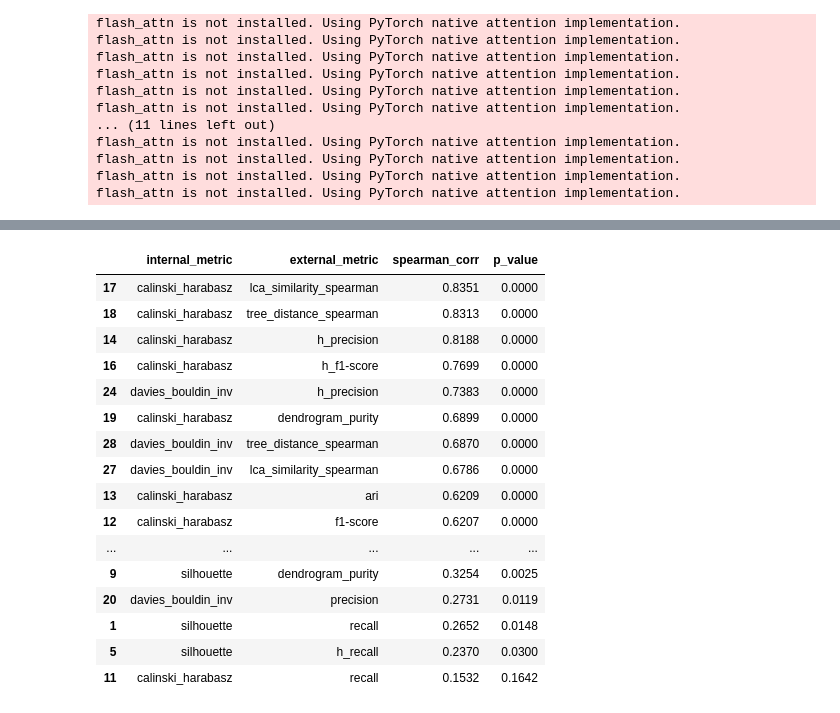
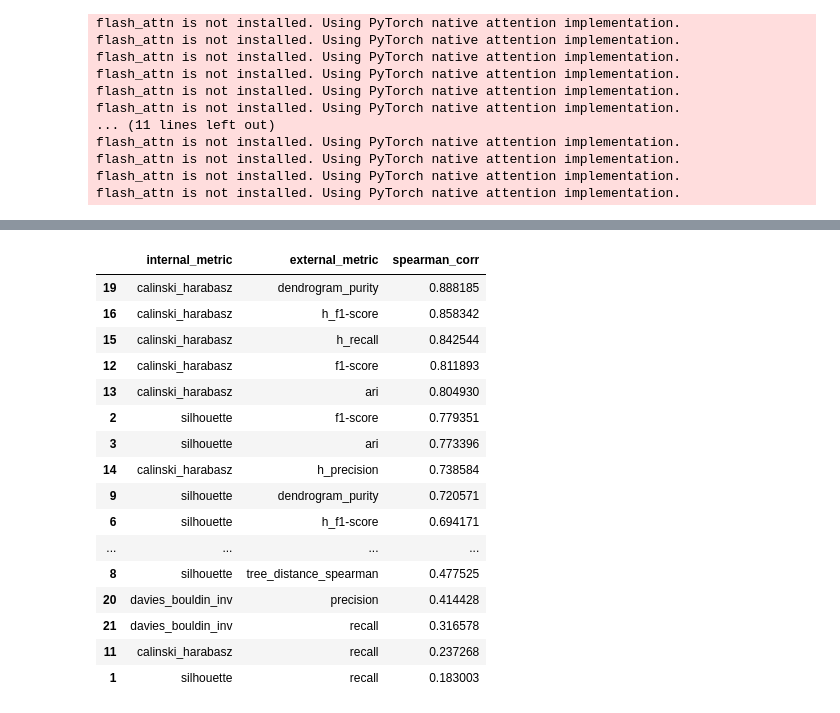
Before and after one commit to haritonn/coursework3, a Jupyter notebook: coursework3.ipynb, the cells around one changed output, grey strips where cells are left out. Cells and saved outputs as stored; diff of their text form; code cells hidden in the pictures.

```diff
--- a/coursework3.ipynb
+++ b/coursework3.ipynb
@@ -590,6 +657,8 @@ def full_pipeline(embeddings_dict, min_cluster_sizes=[5, 10, 15, 20]):
 # %%
 results_dfs = full_pipeline(
     embeddings_dict,
-    min_cluster_sizes=np.arange(2, 30, 1)
+    min_cluster_sizes=np.arange(2, 30, 1),
+    umap_dims=[5, 10, 15, 30, 50],
+    include_raw=True,
 )
 # %% [output]
@@ -705,27 +826,21 @@ hdbscan_df = total_df[total_df["algorithm"] == "hdbscan"].copy()
 
 def spearman_corr_with_pvalues(df, x_metrics, y_metrics):
     corr = pd.DataFrame(index=x_metrics, columns=y_metrics, dtype=float)
-    pval = pd.DataFrame(index=x_metrics, columns=y_metrics, dtype=float)
-    n_obs = pd.DataFrame(index=x_metrics, columns=y_metrics, dtype=int)
-
     for x in x_metrics:
         for y in y_metrics:
             tmp = df[[x, y]].dropna()
-            n_obs.loc[x, y] = len(tmp)
 
             if len(tmp) < 3 or tmp[x].nunique() < 2 or tmp[y].nunique() < 2:
                 corr.loc[x, y] = np.nan
-                pval.loc[x, y] = np.nan
                 continue
 
-            r, p = spearmanr(tmp[x], tmp[y])
+            r, _ = spearmanr(tmp[x], tmp[y])
             corr.loc[x, y] = r
-            pval.loc[x, y] = p
 
-    return corr, pval
+    return corr
 
 
-corr_internal_external, pval_internal_external = spearman_corr_with_pvalues(
+corr_internal_external = spearman_corr_with_pvalues(
     hdbscan_df,
     internal_metrics_for_corr,
     external_metrics,
@@ -733,9 +848,6 @@ corr_internal_external, pval_internal_external = spearman_corr_with_pvalues(
 
 print("Spearman correlation: internal metrics vs external metrics")
 display(corr_internal_external)
-
-print("p-values")
-display(pval_internal_external.round(4))
 # %% [output]
 Spearman correlation: internal metrics vs external metrics
 |  | precision | recall | f1-score | ari | h_precision | h_recall | h_f1-score | lca_similarity_spearman | ... |
@@ -750,55 +857,45 @@ p-values
 # %%
-def corr_table_to_long(corr, pval, x_name="x_metric", y_name="y_metric"):
+def corr_table_to_long(corr, x_name="x_metric", y_name="y_metric"):
     corr_long = (
         corr
         .stack()
         .rename("spearman_corr")
         .reset_index()
         .rename(columns={"level_0": x_name, "level_1": y_name})
     )
 
-    pval_long = (
-        pval
-        .stack()
-        .rename("p_value")
-        .reset_index()
-        .rename(columns={"level_0": x_name, "level_1": y_name})
-    )
-
     return (
         corr_long
-        .merge(pval_long, on=[x_name, y_name], how="left")
         .sort_values("spearman_corr", ascending=False)
     )
 
 
 corr_internal_external_long = corr_table_to_long(
     corr_internal_external,
-    pval_internal_external,
     x_name="internal_metric",
     y_name="external_metric",
 )
 
 corr_internal_external_long.to_csv(RESULTS_DIR / "correlations_internal_external.csv", index=False)
-display(corr_internal_external_long.round(4))
+display(corr_internal_external_long.round(6))
 # %% [output]
-|  | internal_metric | external_metric | spearman_corr | p_value |
-| 17 | calinski_harabasz | lca_similarity_spearman | 0.8351 | 0.0000 |
-| 18 | calinski_harabasz | tree_distance_spearman | 0.8313 | 0.0000 |
-| 14 | calinski_harabasz | h_precision | 0.8188 | 0.0000 |
-| 16 | calinski_harabasz | h_f1-score | 0.7699 | 0.0000 |
-| 24 | davies_bouldin_inv | h_precision | 0.7383 | 0.0000 |
-| 19 | calinski_harabasz | dendrogram_purity | 0.6899 | 0.0000 |
-| 28 | davies_bouldin_inv | tree_distance_spearman | 0.6870 | 0.0000 |
-| 27 | davies_bouldin_inv | lca_similarity_spearman | 0.6786 | 0.0000 |
-| 13 | calinski_harabasz | ari | 0.6209 | 0.0000 |
-| 12 | calinski_harabasz | f1-score | 0.6207 | 0.0000 |
-| ... | ... | ... | ... | ... |
-| 9 | silhouette | dendrogram_purity | 0.3254 | 0.0025 |
-| 20 | davies_bouldin_inv | precision | 0.2731 | 0.0119 |
-| 1 | silhouette | recall | 0.2652 | 0.0148 |
-| 5 | silhouette | h_recall | 0.2370 | 0.0300 |
-| 11 | calinski_harabasz | recall | 0.1532 | 0.1642 |
+|  | internal_metric | external_metric | spearman_corr |
+| 19 | calinski_harabasz | dendrogram_purity | 0.888185 |
+| 16 | calinski_harabasz | h_f1-score | 0.858342 |
+| 15 | calinski_harabasz | h_recall | 0.842544 |
+| 12 | calinski_harabasz | f1-score | 0.811893 |
+| 13 | calinski_harabasz | ari | 0.804930 |
+| 2 | silhouette | f1-score | 0.779351 |
+| 3 | silhouette | ari | 0.773396 |
+| 14 | calinski_harabasz | h_precision | 0.738584 |
+| 9 | silhouette | dendrogram_purity | 0.720571 |
+| 6 | silhouette | h_f1-score | 0.694171 |
+| ... | ... | ... | ... |
+| 8 | silhouette | tree_distance_spearman | 0.477525 |
+| 20 | davies_bouldin_inv | precision | 0.414428 |
+| 21 | davies_bouldin_inv | recall | 0.316578 |
+| 11 | calinski_harabasz | recall | 0.237268 |
+| 1 | silhouette | recall | 0.183003 |
 # %%
 twonn_metrics = [
     "twonn_raw",
```
Also changed, not shown: parts of 11 cells of this notebook, 8 other files.
